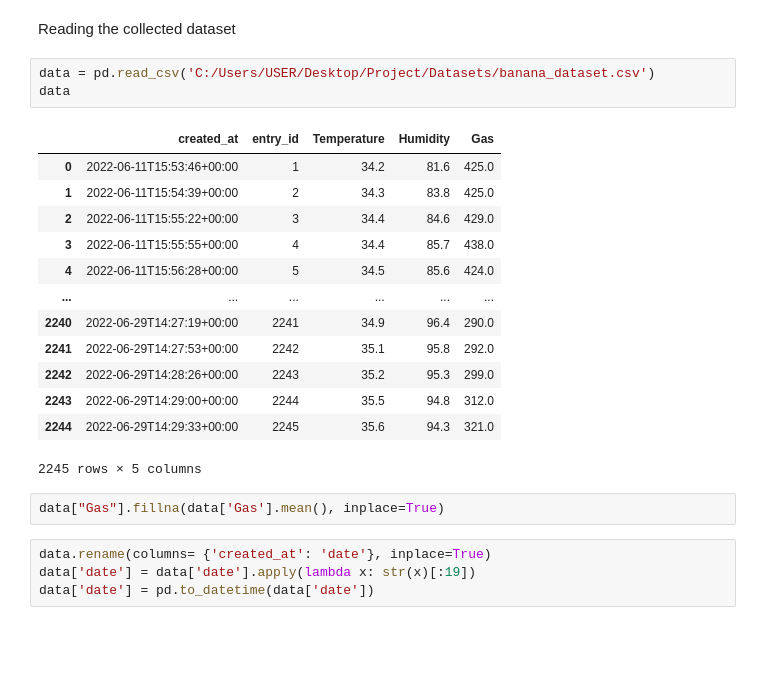
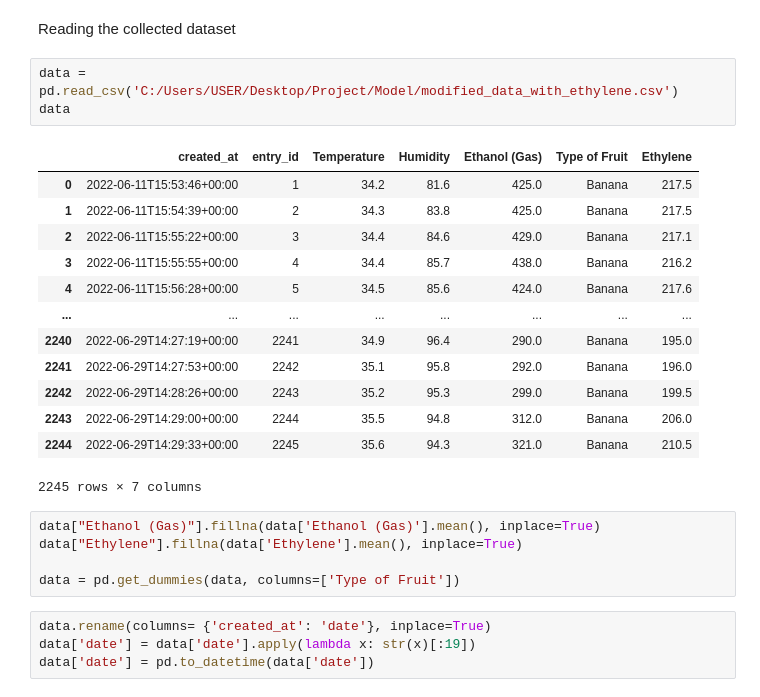
Before and after one commit to nuelScript/ehtylene_model, a Jupyter notebook: model.ipynb, the cells around one changed output. Saved outputs shown, nothing was run; the diff lists cells and outputs as text; blank space fills up the shorter version.

```diff
--- a/model.ipynb
+++ b/model.ipynb
@@ -9,24 +9,27 @@ import seaborn as sns
 # %% [markdown]
 Reading the collected dataset
 # %%
-data = pd.read_csv('C:/Users/USER/Desktop/Project/Datasets/banana_dataset.csv')
+data = pd.read_csv('C:/Users/USER/Desktop/Project/Model/modified_data_with_ethylene.csv')
 data
 # %% [output]
-|  | created_at | entry_id | Temperature | Humidity | Gas |
-| 0 | 2022-06-11T15:53:46+00:00 | 1 | 34.2 | 81.6 | 425.0 |
-| 1 | 2022-06-11T15:54:39+00:00 | 2 | 34.3 | 83.8 | 425.0 |
-| 2 | 2022-06-11T15:55:22+00:00 | 3 | 34.4 | 84.6 | 429.0 |
-| 3 | 2022-06-11T15:55:55+00:00 | 4 | 34.4 | 85.7 | 438.0 |
-| 4 | 2022-06-11T15:56:28+00:00 | 5 | 34.5 | 85.6 | 424.0 |
-| ... | ... | ... | ... | ... | ... |
-| 2240 | 2022-06-29T14:27:19+00:00 | 2241 | 34.9 | 96.4 | 290.0 |
-| 2241 | 2022-06-29T14:27:53+00:00 | 2242 | 35.1 | 95.8 | 292.0 |
-| 2242 | 2022-06-29T14:28:26+00:00 | 2243 | 35.2 | 95.3 | 299.0 |
-| 2243 | 2022-06-29T14:29:00+00:00 | 2244 | 35.5 | 94.8 | 312.0 |
-| 2244 | 2022-06-29T14:29:33+00:00 | 2245 | 35.6 | 94.3 | 321.0 |
+|  | created_at | entry_id | Temperature | Humidity | Ethanol (Gas) | Type of Fruit | Ethylene |
+| 0 | 2022-06-11T15:53:46+00:00 | 1 | 34.2 | 81.6 | 425.0 | Banana | 217.5 |
+| 1 | 2022-06-11T15:54:39+00:00 | 2 | 34.3 | 83.8 | 425.0 | Banana | 217.5 |
+| 2 | 2022-06-11T15:55:22+00:00 | 3 | 34.4 | 84.6 | 429.0 | Banana | 217.1 |
+| 3 | 2022-06-11T15:55:55+00:00 | 4 | 34.4 | 85.7 | 438.0 | Banana | 216.2 |
+| 4 | 2022-06-11T15:56:28+00:00 | 5 | 34.5 | 85.6 | 424.0 | Banana | 217.6 |
+| ... | ... | ... | ... | ... | ... | ... | ... |
+| 2240 | 2022-06-29T14:27:19+00:00 | 2241 | 34.9 | 96.4 | 290.0 | Banana | 195.0 |
+| 2241 | 2022-06-29T14:27:53+00:00 | 2242 | 35.1 | 95.8 | 292.0 | Banana | 196.0 |
+| 2242 | 2022-06-29T14:28:26+00:00 | 2243 | 35.2 | 95.3 | 299.0 | Banana | 199.5 |
+| 2243 | 2022-06-29T14:29:00+00:00 | 2244 | 35.5 | 94.8 | 312.0 | Banana | 206.0 |
+| 2244 | 2022-06-29T14:29:33+00:00 | 2245 | 35.6 | 94.3 | 321.0 | Banana | 210.5 |
-2245 rows × 5 columns
+2245 rows × 7 columns
 # %%
-data["Gas"].fillna(data['Gas'].mean(), inplace=True)
+data["Ethanol (Gas)"].fillna(data['Ethanol (Gas)'].mean(), inplace=True)
+data["Ethylene"].fillna(data['Ethylene'].mean(), inplace=True)
+
+data = pd.get_dummies(data, columns=['Type of Fruit'])
 # %%
 data.rename(columns= {'created_at': 'date'}, inplace=True)
 data['date'] = data['date'].apply(lambda x: str(x)[:19])
```
Also changed, not shown: parts of 17 cells of this notebook, 3 other files.
